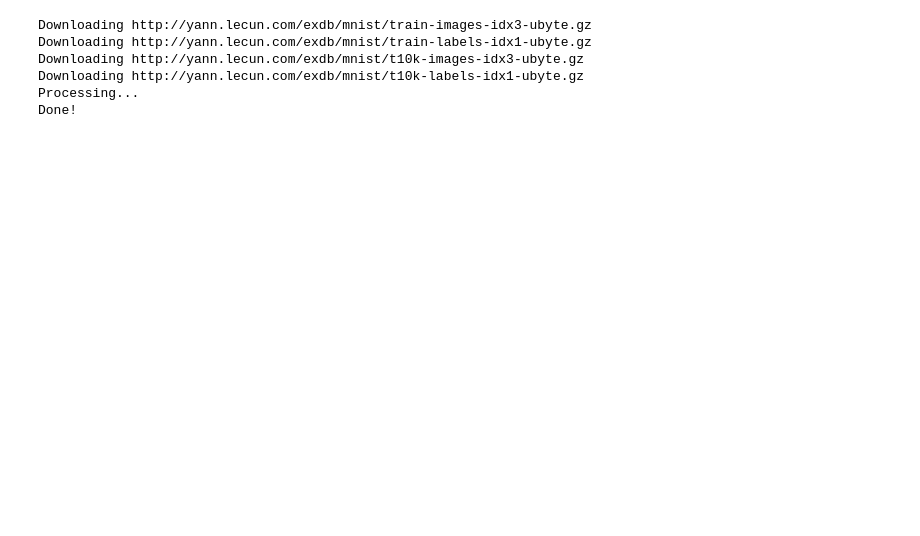
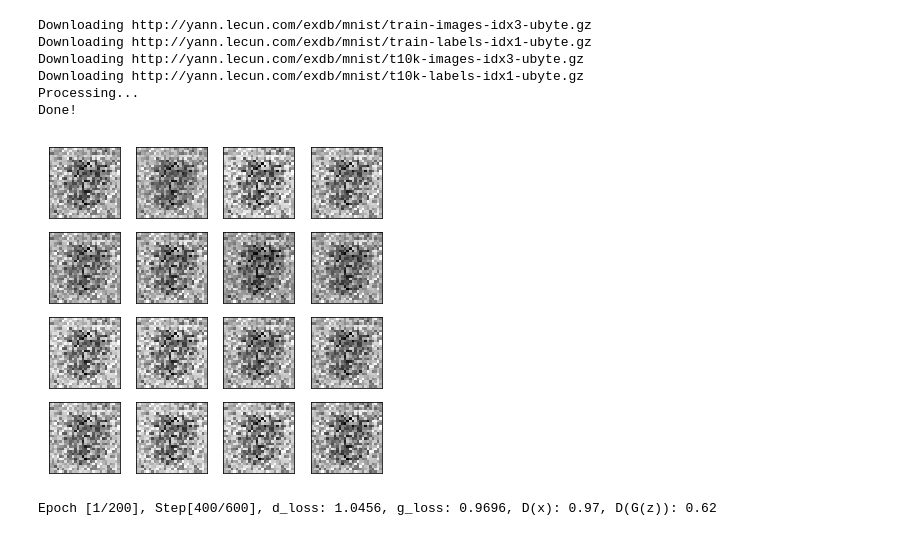
Before and after one commit to nocotan/pytorch-examples, a Jupyter notebook: gan/mnist_gan.ipynb, the cells around one changed output. Saved outputs shown, nothing was run; the diff lists cells and outputs as text; code cells hidden in the pictures; blank space fills up the shorter version.

```diff
--- a/gan/mnist_gan.ipynb
+++ b/gan/mnist_gan.ipynb
@@ -102,4 +102,56 @@ def train_generator(gen, dis_outputs, y_real):
     gen.zero_grad()
     g_loss = criterion(dis_outputs, y_real)
     g_loss.backward()
-    g_optimizer
+    g_optimizer.step()
+    return g_loss
+# %%
+num_test_samples = 16
+test_noise = Variable(torch.randn(num_test_samples, 100))
+# %%
+size_figure_grid = int(math.sqrt(num_test_samples))
+fig, ax = plt.subplots(size_figure_grid, size_figure_grid, figsize=(6, 6))
+for i, j in itertools.product(range(size_figure_grid), range(size_figure_grid)):
+    ax[i, j].get_xaxis().set_visible(False)
+    ax[i, j].get_yaxis().set_visible(False)
+
+num_epochs = 200
+num_batches = len(train_loader)
+num_fig = 0
+
+for epoch in range(num_epochs):
+    for n, (images, _) in enumerate(train_loader):
+        images = Variable(images)
+        y_real = Variable(torch.ones(images.size(0)))
+
+        noise = Variable(torch.randn(images.size(0), 100))
+        x_fake = gen(noise)
+        y_fake = Variable(torch.zeros(images.size(0),))
+
+        d_loss, real_score, fake_score = train_discriminator(dis, images, y_real, x_fake, y_fake)
+
+        noise = Variable(torch.randn(images.size(0), 100))
+        x_fake = gen(noise)
+        outputs = dis(x_fake)
+
+        g_loss = train_generator(gen, outputs, y_real)
+
+        if (n+1) % 100 == 0:
+            test_images = gen(test_noise)
+            for k in range(num_test_samples):
+                i = k // 4
+                j = k % 4
+                ax[i, j].cla()
+                ax[i, j].imshow(test_images[k,:].data.numpy().reshape(28, 28), cmap="Greys")
+            display.clear_output(wait=True)
+            display.display(plt.gcf())
+
+            num_fig += 1
+            print('Epoch [%d/%d], Step[%d/%d], d_loss: %.4f, g_loss: %.4f, '
+                  'D(x): %.2f, D(G(z)): %.2f'
+                  %(epoch + 1, num_epochs, n+1, num_batches, d_loss.data[0], g_loss.data[0],
+                    real_score.data.mean(), fake_score.data.mean()))
+
+fig.close()
+# %% [output]
+[figure, added]
+Epoch [1/200], Step[400/600], d_loss: 1.0456, g_loss: 0.9696, D(x): 0.97, D(G(z)): 0.62
```
